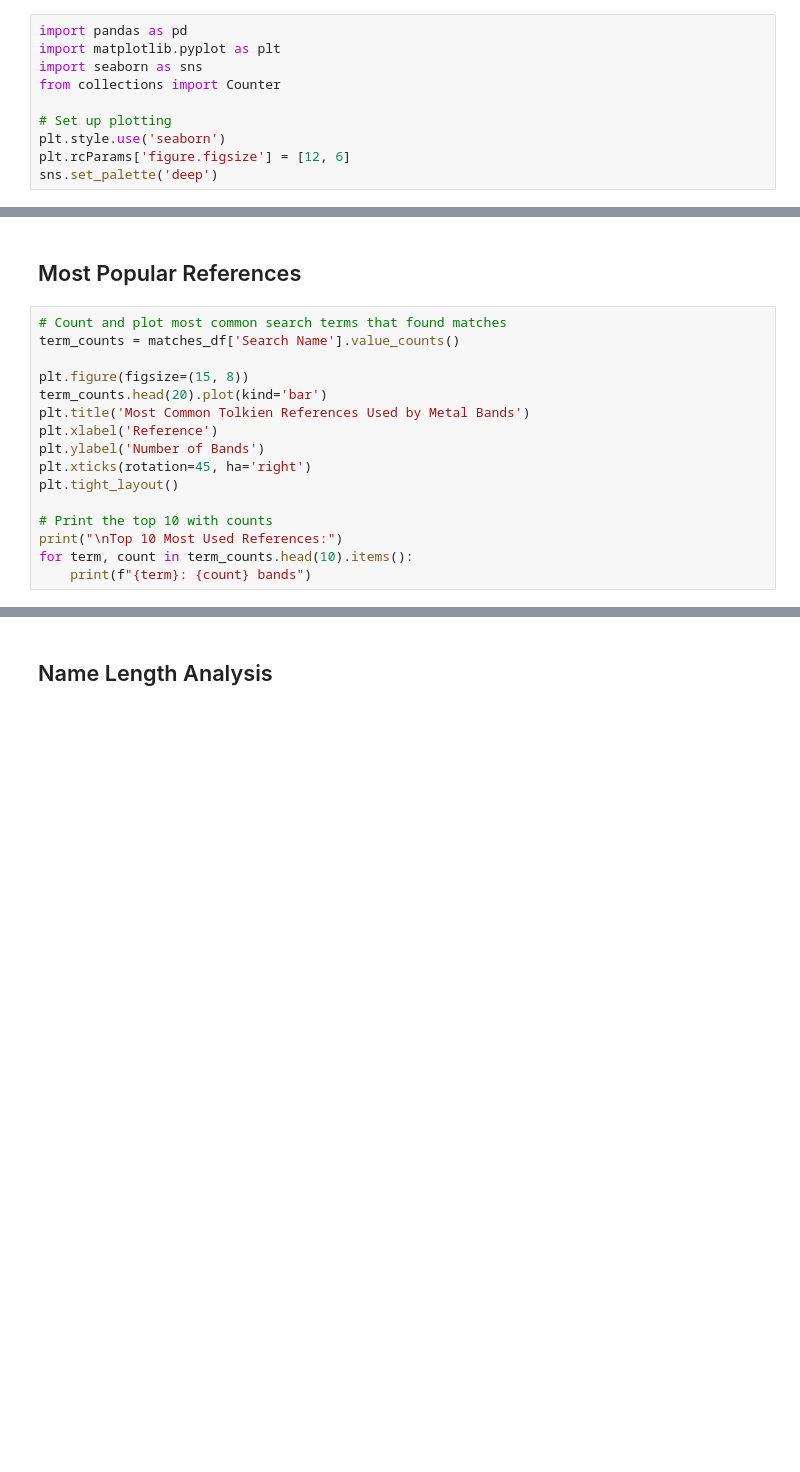
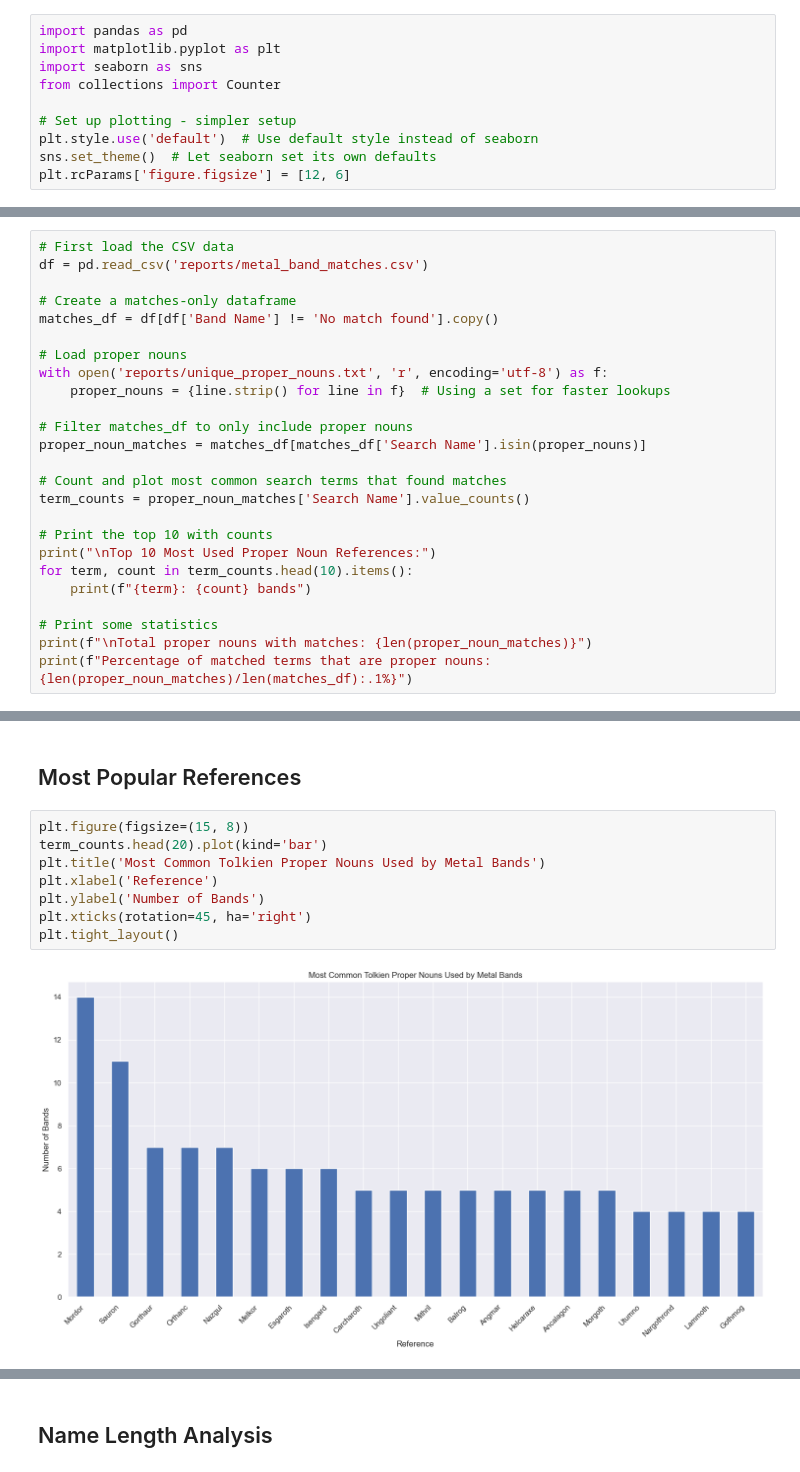
Before and after one commit to stereoabuse/Metal-Earth, a Jupyter notebook: analysis.ipynb, the cells around one changed output, grey strips where cells are left out. Drawn from its saved outputs; the diff is of its cells as text; blank space fills up the shorter version.

Commit message:
band results updated with details; analysis notebook

```diff
--- a/analysis.ipynb
+++ b/analysis.ipynb
@@ -8,7 +8,7 @@ import matplotlib.pyplot as plt
 import seaborn as sns
 from collections import Counter
 
-# Set up plotting
-plt.style.use('seaborn')
+# Set up plotting - simpler setup
+plt.style.use('default')  # Use default style instead of seaborn
+sns.set_theme()  # Let seaborn set its own defaults
 plt.rcParams['figure.figsize'] = [12, 6]
-sns.set_palette('deep')
@@ -28,0 +17,25 @@ print(f"Match rate: {len(matches_df)/len(df):.2%}")
+# %%
+# First load the CSV data
+df = pd.read_csv('reports/metal_band_matches.csv')
+
+# Create a matches-only dataframe
+matches_df = df[df['Band Name'] != 'No match found'].copy()
+
+# Load proper nouns
+with open('reports/unique_proper_nouns.txt', 'r', encoding='utf-8') as f:
+    proper_nouns = {line.strip() for line in f}  # Using a set for faster lookups
+
+# Filter matches_df to only include proper nouns
+proper_noun_matches = matches_df[matches_df['Search Name'].isin(proper_nouns)]
+
+# Count and plot most common search terms that found matches
+term_counts = proper_noun_matches['Search Name'].value_counts()
+
+# Print the top 10 with counts
+print("\nTop 10 Most Used Proper Noun References:")
+for term, count in term_counts.head(10).items():
+    print(f"{term}: {count} bands")
+
+# Print some statistics
+print(f"\nTotal proper nouns with matches: {len(proper_noun_matches)}")
+print(f"Percentage of matched terms that are proper nouns: {len(proper_noun_matches)/len(matches_df):.1%}")
@@ -29,18 +57,12 @@ print(f"Match rate: {len(matches_df)/len(df):.2%}")
 # %% [markdown]
 ## Most Popular References
 # %%
-# Count and plot most common search terms that found matches
-term_counts = matches_df['Search Name'].value_counts()
-
 plt.figure(figsize=(15, 8))
 term_counts.head(20).plot(kind='bar')
-plt.title('Most Common Tolkien References Used by Metal Bands')
+plt.title('Most Common Tolkien Proper Nouns Used by Metal Bands')
 plt.xlabel('Reference')
 plt.ylabel('Number of Bands')
 plt.xticks(rotation=45, ha='right')
 plt.tight_layout()
-
-# Print the top 10 with counts
-print("\nTop 10 Most Used References:")
-for term, count in term_counts.head(10).items():
-    print(f"{term}: {count} bands")
+# %% [output]
+[figure, added]
```
Also changed, not shown: parts of 11 cells of this notebook, 1 other file.
